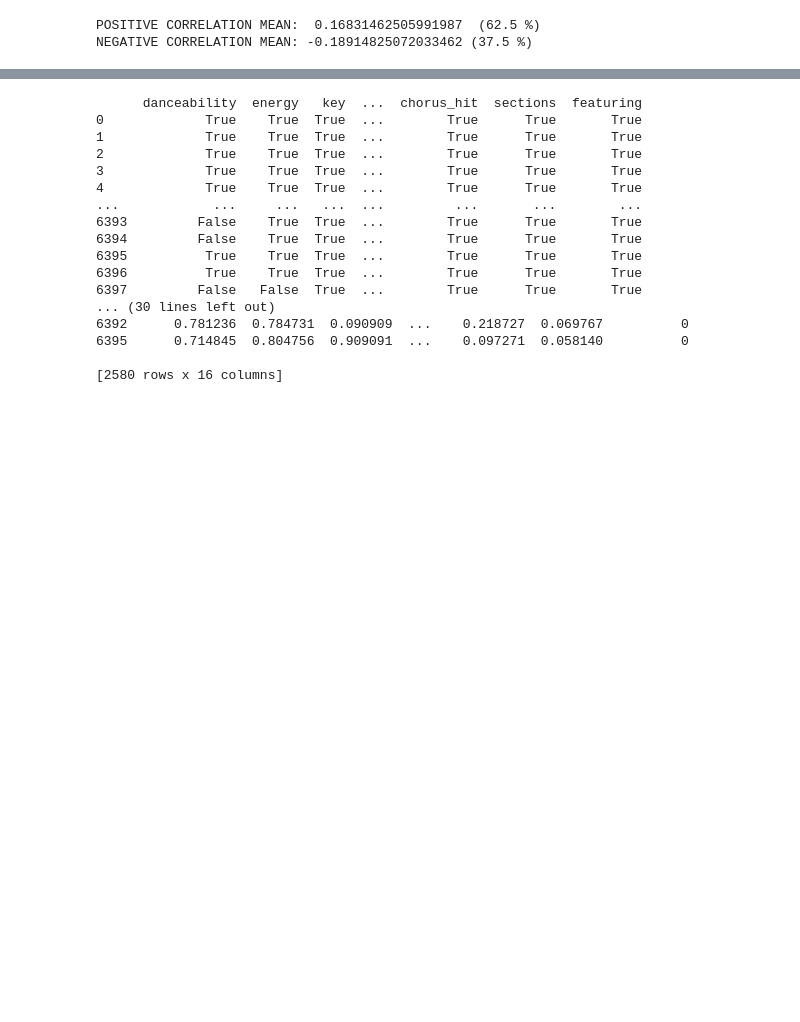
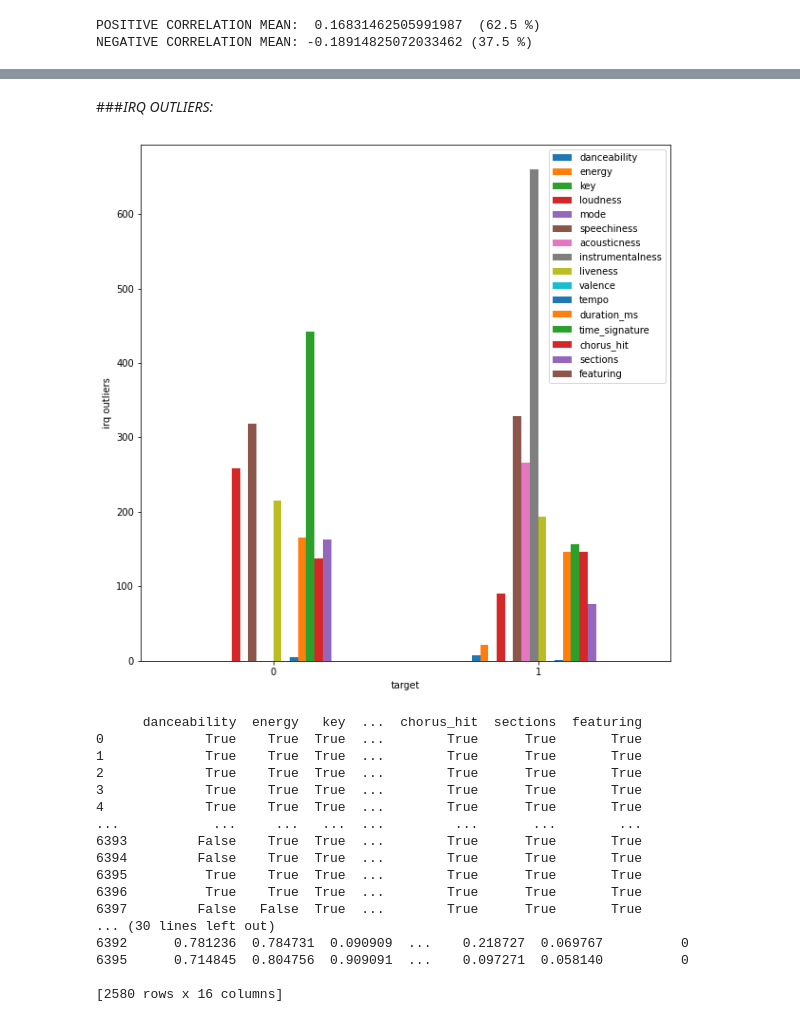
Before and after one commit to MatteoStoisa/DataSpaces_project, a Jupyter notebook: projectDataSpacesMatteoStoisa_the_spotify_hit_predictor_dataset_dataset_of_10s.ipynb, the cells around one changed output, grey strips where cells are left out. Saved outputs shown, nothing was run; the diff lists cells and outputs as text; code cells hidden in the pictures; blank space fills up the shorter version.

Commit message:
outlier analysis

```diff
--- a/projectDataSpacesMatteoStoisa_the_spotify_hit_predictor_dataset_dataset_of_10s.ipynb
+++ b/projectDataSpacesMatteoStoisa_the_spotify_hit_predictor_dataset_dataset_of_10s.ipynb
@@ -187,3 +205,41 @@ plt.show()
+# %% [markdown]
+###*IRQ OUTLIERS:*
+# %%
+clean_dataset = dataset_0.copy()
+outliers_dataset_0 = []
+for attribute in primary_attributes:
+  clean_dataset=clean_dataset.sort_values(by=attribute)
+  q1, q3= np.percentile(clean_dataset[attribute],[25,75])
+  iqr=q3-q1
+  lower_bound = q1 - (1.5 * iqr)
+  upper_bound = q3 + (1.5 * iqr)
+  if lower_bound is not 0 or upper_bound is not 1:
+    count_outliers=len(clean_dataset.loc[(clean_dataset[attribute] < lower_bound)])
+    count_outliers+=len(clean_dataset.loc[(clean_dataset[attribute] > upper_bound)])
+    outliers_dataset_0.append(count_outliers)
+  else:
+    outliers_dataset_0.append(0)
+
+clean_dataset = dataset_1.copy()
+outliers_dataset_1 = []
+for attribute in primary_attributes:
+  clean_dataset=clean_dataset.sort_values(by=attribute)
+  q1, q3= np.percentile(clean_dataset[attribute],[25,75])
+  iqr=q3-q1
+  lower_bound = q1 - (1.5 * iqr)
+  upper_bound = q3 + (1.5 * iqr)
+  if lower_bound is not 0 or upper_bound is not 1:
+    count_outliers=len(clean_dataset.loc[(clean_dataset[attribute] < lower_bound)])
+    count_outliers+=len(clean_dataset.loc[(clean_dataset[attribute] > upper_bound)])
+    outliers_dataset_1.append(count_outliers)
+  else:
+    outliers_dataset_1.append(0)
+# %%
+outliers = pd.DataFrame([outliers_dataset_0, outliers_dataset_1], columns=primary_attributes)
+outliers.plot.bar(xlabel='target', ylabel='irq outliers', figsize=(10, 10), rot=0)
+plt.show()
+# %% [output]
+[figure, added]
 # %%
 to_remove = pd.DataFrame()
 for feature in primary_attributes:
```
Also changed, not shown: parts of 21 cells of this notebook.
